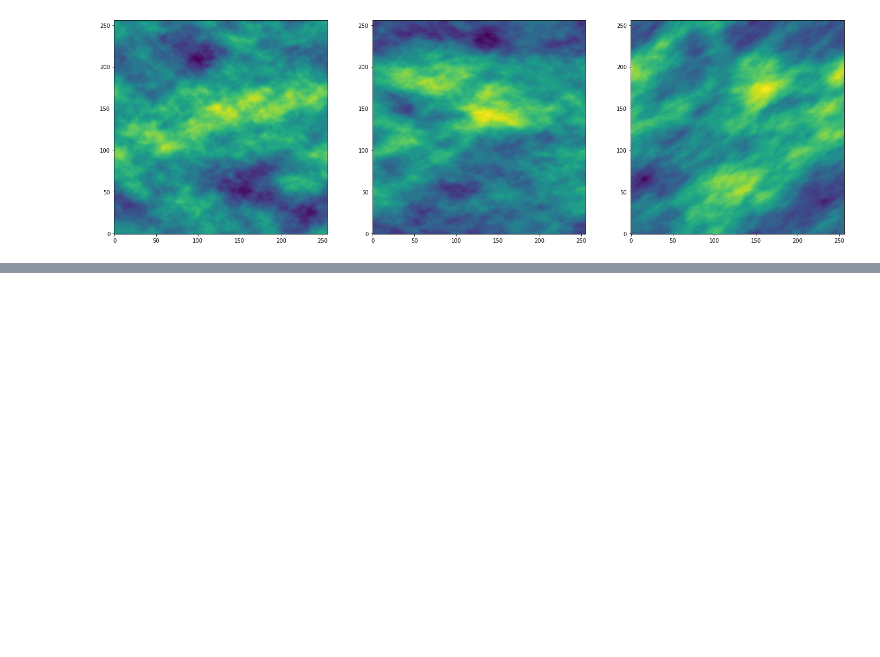
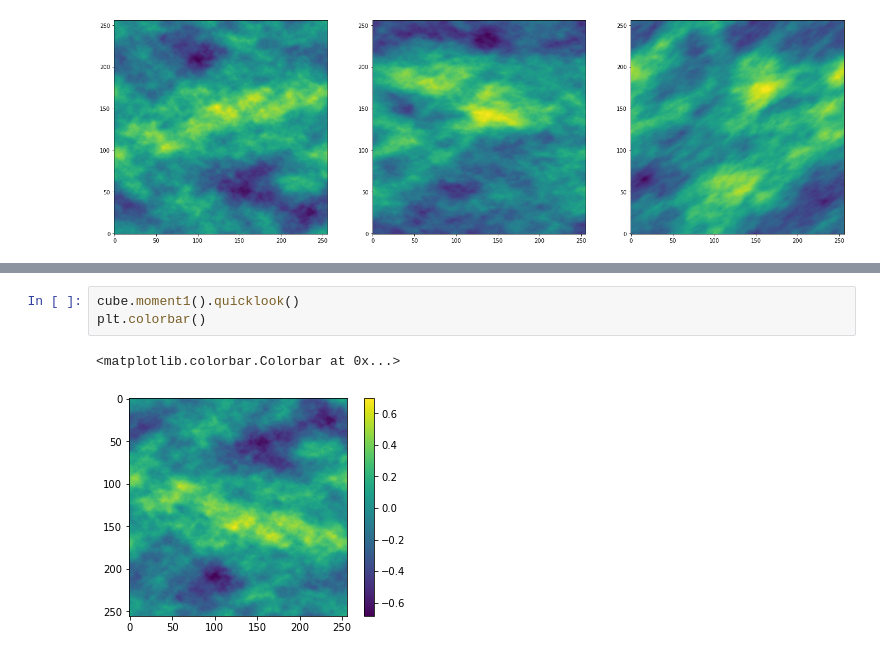
Before and after one commit to JavGVastro/PhD.Paper, a Jupyter notebook: Fake-Maps/fake-3d-tapered-maps.ipynb, the cells around one changed output, grey strips where cells are left out. Saved outputs shown, nothing was run; the diff lists cells and outputs as text; blank space fills up the shorter version.

```diff
--- a/Fake-Maps/fake-3d-tapered-maps.ipynb
+++ b/Fake-Maps/fake-3d-tapered-maps.ipynb
@@ -58,0 +94,6 @@ plt.tight_layout()
+# %%
+cube.moment1().quicklook()
+plt.colorbar()
+# %% [output]
+<matplotlib.colorbar.Colorbar at 0x...>
+[figure, added]
```
Also changed, not shown: parts of 12 cells of this notebook.
